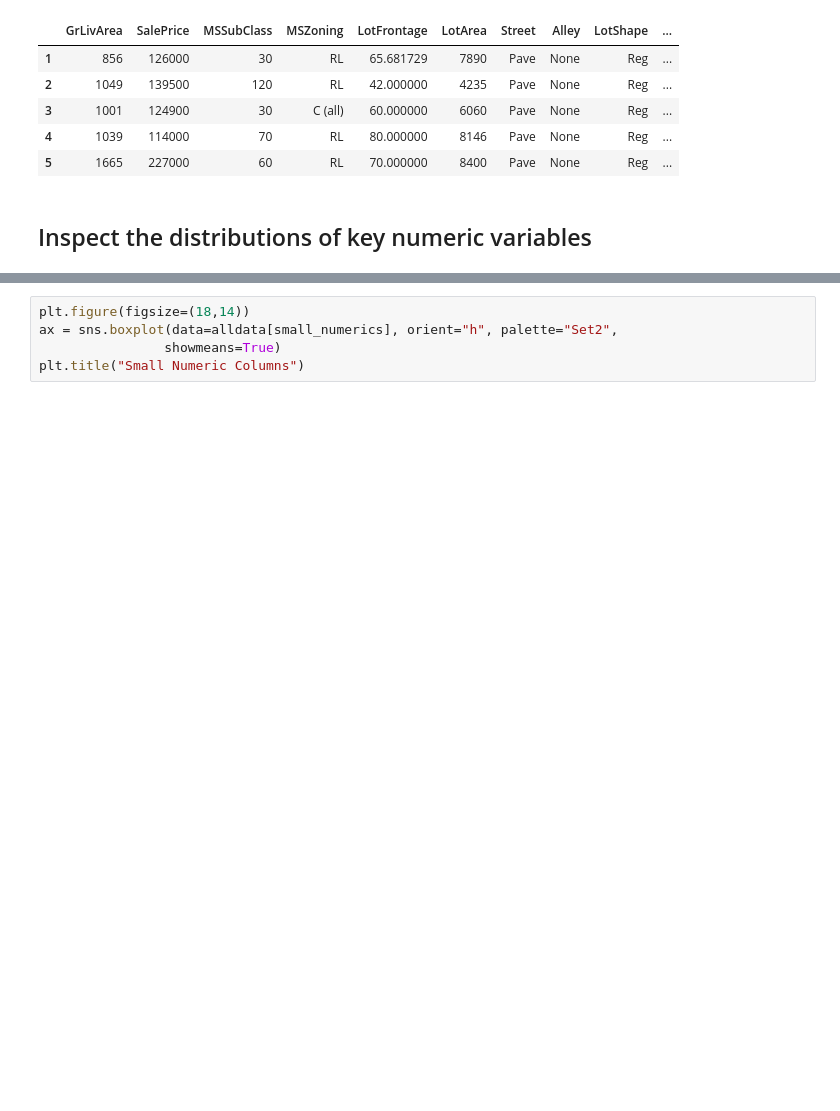
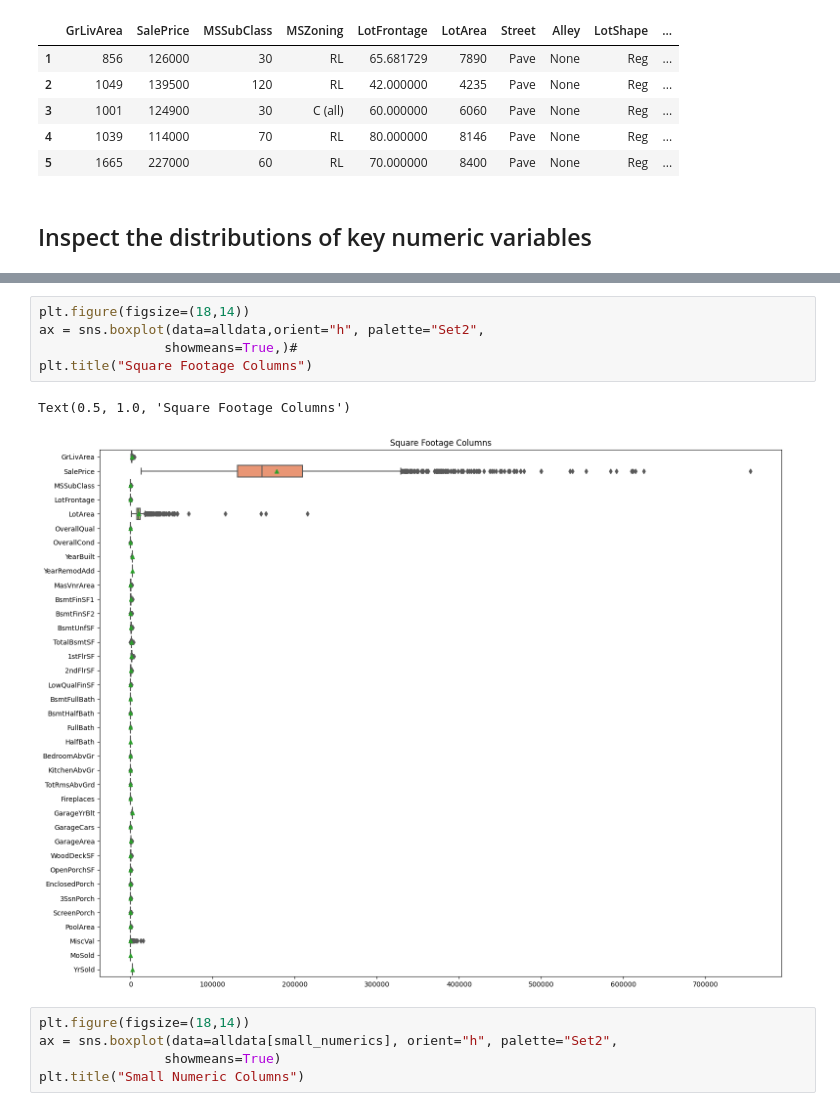
Before and after one commit to dapopov-st/housing-price-predictions, a Jupyter notebook: 000_visualizations.ipynb, the cells around one changed output, grey strips where cells are left out. Saved outputs shown, nothing was run; the diff lists cells and outputs as text; blank space fills up the shorter version.

```diff
--- a/000_visualizations.ipynb
+++ b/000_visualizations.ipynb
@@ -134,3 +134,11 @@ Text(0.5, 1.0, 'Square Footage Columns')
+# %%
+plt.figure(figsize=(18,14))
+ax = sns.boxplot(data=alldata,orient="h", palette="Set2",
+                showmeans=True,)#
+plt.title("Square Footage Columns")
+# %% [output]
+Text(0.5, 1.0, 'Square Footage Columns')
+[figure, added]
 # %%
 plt.figure(figsize=(18,14))
 ax = sns.boxplot(data=alldata[small_numerics], orient="h", palette="Set2",
```
Also changed, not shown: parts of 4 cells of this notebook.
